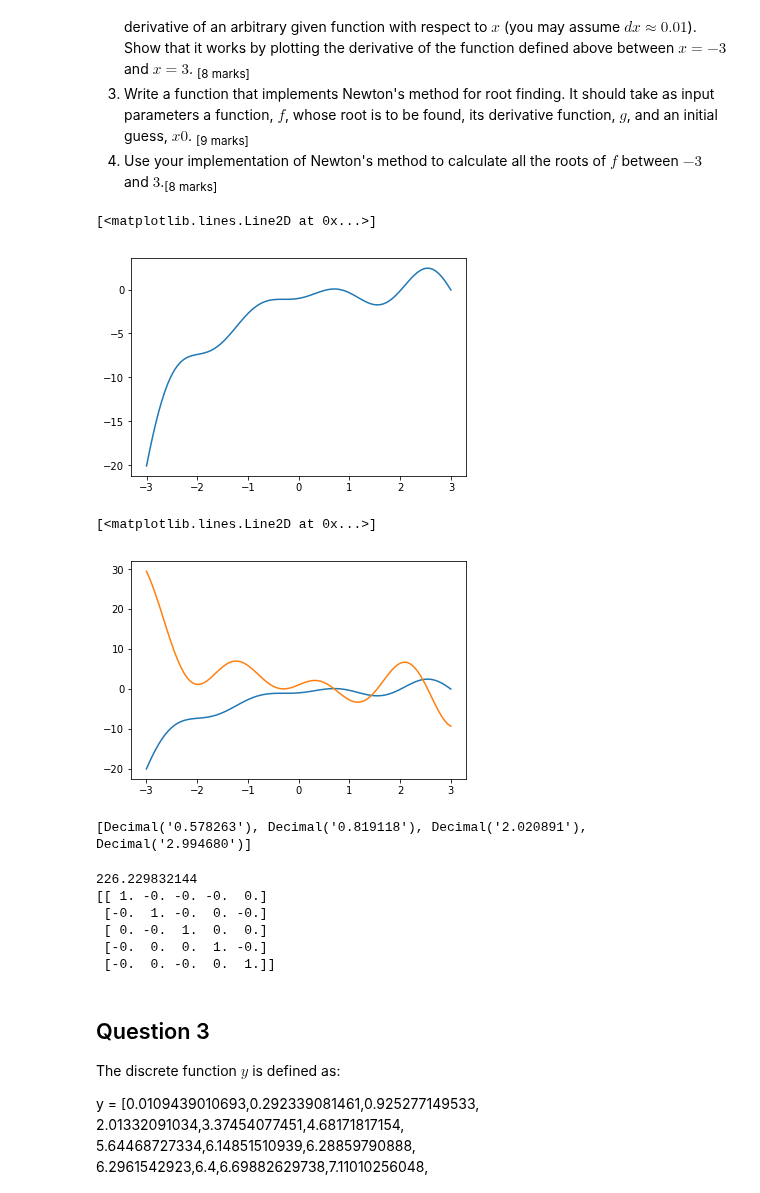
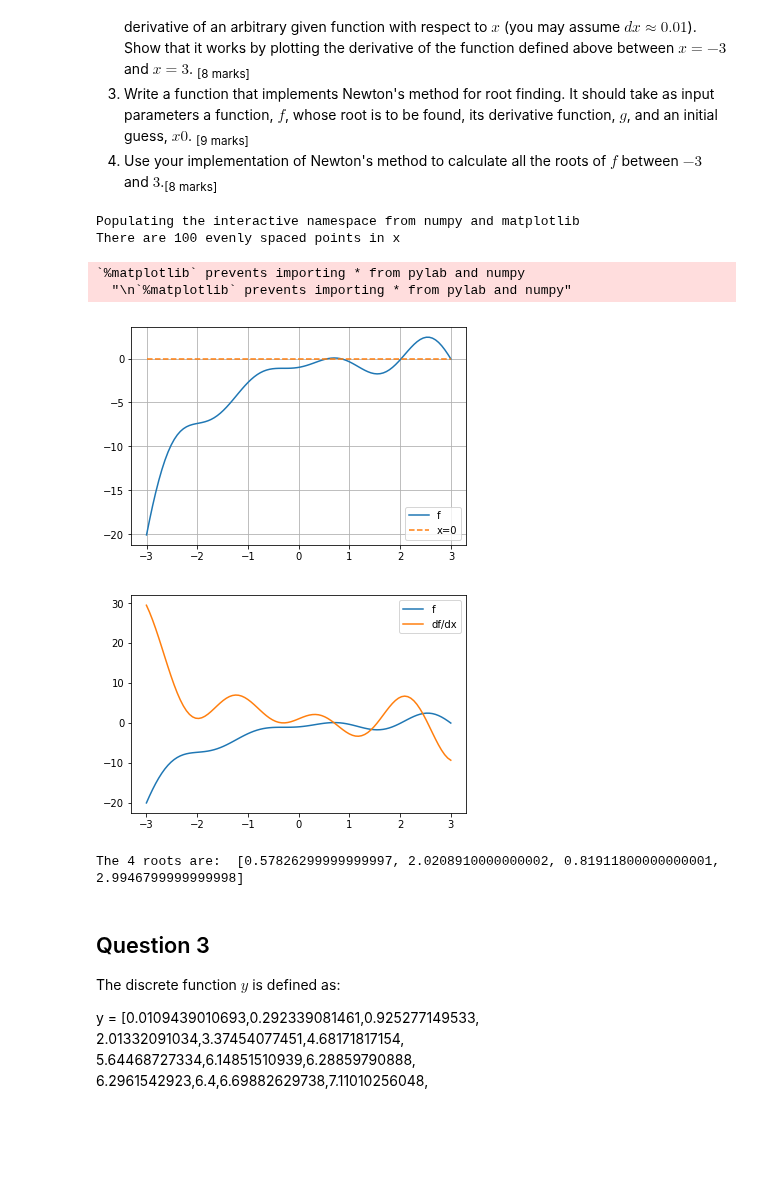
Before and after one commit to ggorman/Numerical-methods-1, a Jupyter notebook: notebook/exam-2017-solutions.ipynb, the cells around one changed output. Drawn from its saved outputs; the diff is of its cells as text; code cells hidden in the pictures; blank space fills up the shorter version.

Commit message:
Edit exam 2017 solutions to students standards

```diff
--- a/notebook/exam-2017-solutions.ipynb
+++ b/notebook/exam-2017-solutions.ipynb
@@ -68,32 +109,40 @@ f(x) = x \mathrm{sin}(\pi x)-\mathrm{e}^{-x}.
  3. Write a function that implements Newton's method for root finding. It should take as input parameters a function, $f$, whose root is to be found, its derivative function, $g$, and an initial guess, $x0$. <sub>[9 marks]</sub>
  4. Use your implementation of Newton's method to calculate all the roots of $f$ between $-3$ and $3$.<sub>[8 marks]</sub>
 # %%
-# Sample solution
-%matplotlib inline
-import numpy as np
-import matplotlib.pyplot as plt
+%pylab inline
 
 # 1.1
 def f(x):
     return x*np.sin(np.pi*x)-np.exp(-x)
 
 x = np.linspace(-3, 3, 100)
+
+print("There are %d evenly spaced points in x" % x.shape[0])
+
 y = f(x)
 
-plt.plot(x, y)
+plot(x, y)
+plot(x, np.zeros_like(x), '--') # you can already see there are 4 roots
+grid(True)
+legend(("f", "x=0"), loc='best')
+show()
 # %% [output]
-[<matplotlib.lines.Line2D at 0x...>]
+Populating the interactive namespace from numpy and matplotlib
+There are 100 evenly spaced points in x
+`%matplotlib` prevents importing * from pylab and numpy
+  "\n`%matplotlib` prevents importing * from pylab and numpy"
-[figure, old version]
+[figure, new version]
 # %%
 # 1.2
 def g(f, x, dx=0.01):
     return (f(x+dx)-f(x-dx))/(2*dx)
 
-plt.plot(x, y)
-plt.plot(x, g(f, x))
+plot(x, y)
+plot(x, g(f, x))
+legend(("f", "df/dx"))
+show()
 # %% [output]
-[<matplotlib.lines.Line2D at 0x...>]
-[figure, old version]
+[figure, new version]
 # %%
 # 1.3
 def newton_numdif(f, g, x0, atol=1.0e-4, max_its=1000):
@@ -122,29 +171,14 @@ for xi in np.linspace(-3, 3, 100):
     if root is None:
         print("Found zero derivative at x=%f"%xi)
     else:
-        root = round(decimal.Decimal(root), 6)
+        root = round(root, 6)
         if -3 <= root <= 3:
-            r.append(root)
+            if root not in r :
+                r.append(root)
 
-print(sorted(set(r)))
+print("The %d roots are: " % len(r), r)
 # %% [output]
-[Decimal('0.578263'), Decimal('0.819118'), Decimal('2.020891'), Decimal('2.994680')]
+The 4 roots are:  [0.57826299999999997, 2.0208910000000002, 0.81911800000000001, 2.9946799999999998]
-# %%
-A = numpy.array(((1,  3, -9,  6, 4),
-                 (2, -1,  6,  7, 1),
-                 (3,  2, -3, 15, 5),
-                 (8, -1,  1,  4, 2),
-                 (11, 1, -2, 18, 1)), dtype=numpy.float64)
-
-print(numpy.linalg.cond(A))
-print(numpy.dot(A, numpy.linalg.inv(A)))
-# %% [output]
-226.229832144
-[[ 1. -0. -0. -0.  0.]
- [-0.  1. -0.  0. -0.]
- [ 0. -0.  1.  0.  0.]
- [-0.  0.  0.  1. -0.]
- [-0.  0. -0.  0.  1.]]
 # %% [markdown]
 ## Question 3
 
```
Also changed, not shown: parts of 4 cells of this notebook.
